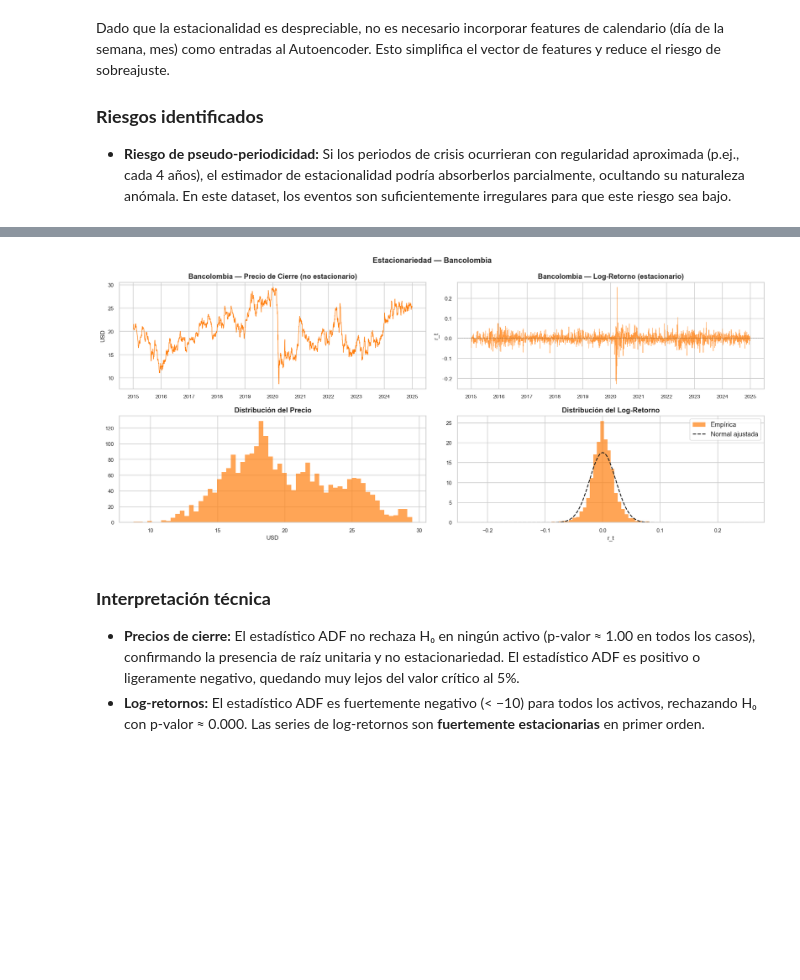
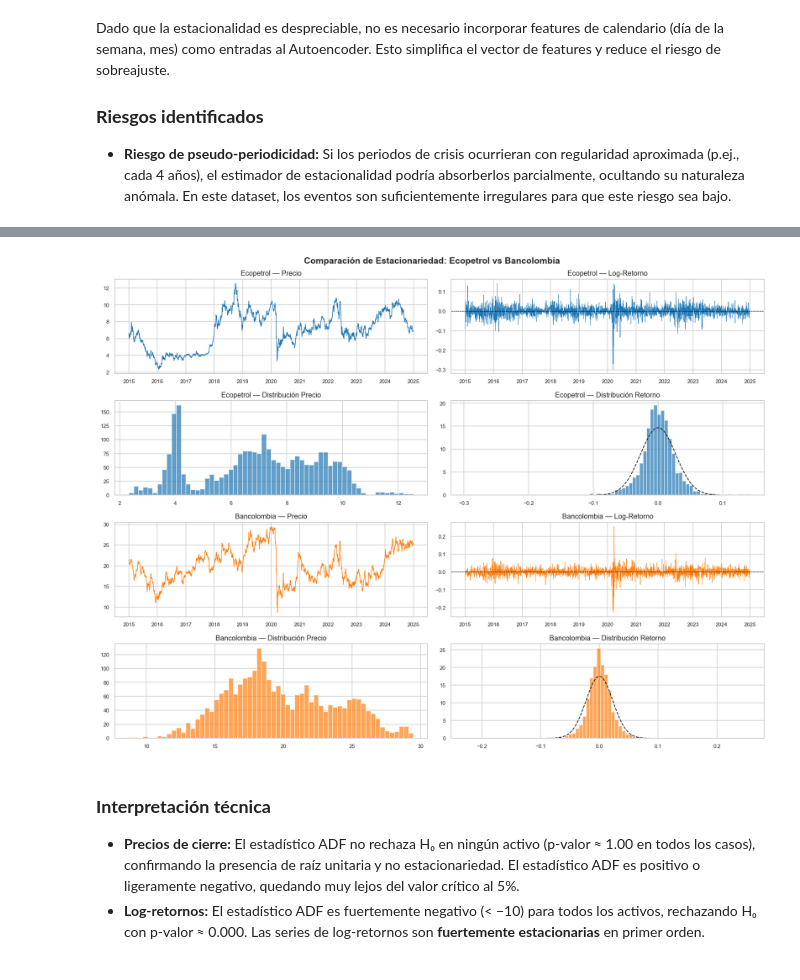
Before and after one commit to MariFraRi/anomaly-detection-colombian-stocks-autoencoder, a Jupyter notebook: notebooks/Notebook_01_EDA_Series_Tiempo.ipynb, the cells around one changed output, grey strips where cells are left out. Drawn from its saved outputs; the diff is of its cells as text; code cells hidden in the pictures; blank space fills up the shorter version.

```diff
--- a/notebooks/Notebook_01_EDA_Series_Tiempo.ipynb
+++ b/notebooks/Notebook_01_EDA_Series_Tiempo.ipynb
@@ -492,0 +635,15 @@ Tecnoglass — Log-Retorno            -10.8949  0.000000          20  2493
+# %%
+# ── FUNCIÓN PHILLIPS-PERRON ──────────────────────────────────────────────────
+def run_pp(series, name, alpha=0.05):
+    pp = PhillipsPerron(series.dropna())
+
+    stat = pp.stat
+    pval = pp.pvalue
+    crit = pp.critical_values
+
+    return {
+        'PP Stat': round(stat, 4),
+        'PP p-value': round(pval, 6),
+        'PP 5%': crit['5%'],
+        'PP Estacionaria': 'SI' if pval <= alpha else 'NO'
+    }
@@ -493,50 +722,60 @@ Tecnoglass — Log-Retorno            -10.8949  0.000000          20  2493
 # %%
-# ── Visualización comparativa: precio vs retorno (CIB como ejemplo) ──────────
-ticker_ejemplo = 'CIB'
-d_ej = dfs[ticker_ejemplo]
+import numpy as np
+import matplotlib.pyplot as plt
+import scipy.stats as stats
 
-fig, axes = plt.subplots(2, 2, figsize=(16, 7))
+tickers = ['EC', 'CIB']  # Ecopetrol y Bancolombia
 
-# Precio
-axes[0, 0].plot(d_ej['Close'], color=COLORS[ticker_ejemplo], linewidth=0.9)
-axes[0, 0].set_title(f'{NAMES[ticker_ejemplo]} — Precio de Cierre (no estacionario)',
-                     fontweight='bold')
-axes[0, 0].set_ylabel('USD')
+fig, axes = plt.subplots(4, 2, figsize=(16, 12))
 
-# Retorno
-r = d_ej['log_return'].dropna()
-axes[0, 1].plot(r.index, r.values,
-                color=COLORS[ticker_ejemplo], linewidth=0.6, alpha=0.8)
-axes[0, 1].axhline(0, color='black', linewidth=0.5, linestyle='--')
-axes[0, 1].set_title(f'{NAMES[ticker_ejemplo]} — Log-Retorno (estacionario)',
-                     fontweight='bold')
-axes[0, 1].set_ylabel('r_t')
+for i, ticker in enumerate(tickers):
 
-# Distribución precio
-axes[1, 0].hist(d_ej['Close'], bins=60,
-                color=COLORS[ticker_ejemplo], alpha=0.7, edgecolor='none')
-axes[1, 0].set_title('Distribución del Precio', fontweight='bold')
-axes[1, 0].set_xlabel('USD')
+    d = dfs[ticker].copy()
 
-# Distribución retorno
-mu, sig = r.mean(), r.std()
-x_range = np.linspace(r.min(), r.max(), 300)
-axes[1, 1].hist(r, bins=80, density=True,
-                color=COLORS[ticker_ejemplo], alpha=0.7, edgecolor='none',
-                label='Empírica')
-axes[1, 1].plot(x_range, stats.norm.pdf(x_range, mu, sig),
-                'k--', linewidth=1.5, label='Normal ajustada')
-axes[1, 1].set_title('Distribución del Log-Retorno', fontweight='bold')
-axes[1, 1].set_xlabel('r_t')
-axes[1, 1].legend()
+    # Log-retornos
+    if 'log_return' not in d.columns:
+        d['log_return'] = np.log(d['Close'] / d['Close'].shift(1))
 
-plt.suptitle(f'Estacionariedad — {NAMES[ticker_ejemplo]}',
-             fontsize=13, fontweight='bold')
+    r = d['log_return'].dropna()
+
+    row = i * 2  # bloque de filas
+
+    # ── Precio ─────────────────────────
+    axes[row, 0].plot(d.index, d['Close'],
+                      color=COLORS[ticker], linewidth=1)
+    axes[row, 0].set_title(f'{NAMES[ticker]} — Precio')
+
+    # ── Retorno ────────────────────────
+    axes[row, 1].plot(r.index, r.values,
+                      color=COLORS[ticker], linewidth=0.6)
+    axes[row, 1].axhline(0, color='black', linestyle='--', linewidth=0.7)
+    axes[row, 1].set_title(f'{NAMES[ticker]} — Log-Retorno')
+
+    # ── Hist Precio ────────────────────
+    axes[row+1, 0].hist(d['Close'], bins=60,
+                        color=COLORS[ticker], alpha=0.7)
+    axes[row+1, 0].set_title(f'{NAMES[ticker]} — Distribución Precio')
+
+    # ── Hist Retorno ───────────────────
+    mu, sig = r.mean(), r.std()
+    x_range = np.linspace(r.min(), r.max(), 300)
+
+    axes[row+1, 1].hist(r, bins=80, density=True,
+                        color=COLORS[ticker], alpha=0.7)
+
+    axes[row+1, 1].plot(x_range, stats.norm.pdf(x_range, mu, sig),
+                        'k--', linewidth=1.3)
+
+    axes[row+1, 1].set_title(f'{NAMES[ticker]} — Distribución Retorno')
+
+
+plt.suptitle('Comparación de Estacionariedad: Ecopetrol vs Bancolombia',
+             fontsize=15, fontweight='bold')
+
 plt.tight_layout()
-plt.savefig('fig_estacionariedad_comparativa.png', dpi=120, bbox_inches='tight')
 plt.show()
 # %% [output]
-[figure, old version]
+[figure, new version]
 # %% [markdown]
 ### **Interpretación técnica**
 - **Precios de cierre:** El estadístico ADF no rechaza H₀ en ningún activo
```
Also changed, not shown: parts of 24 cells of this notebook, 10 other files.
